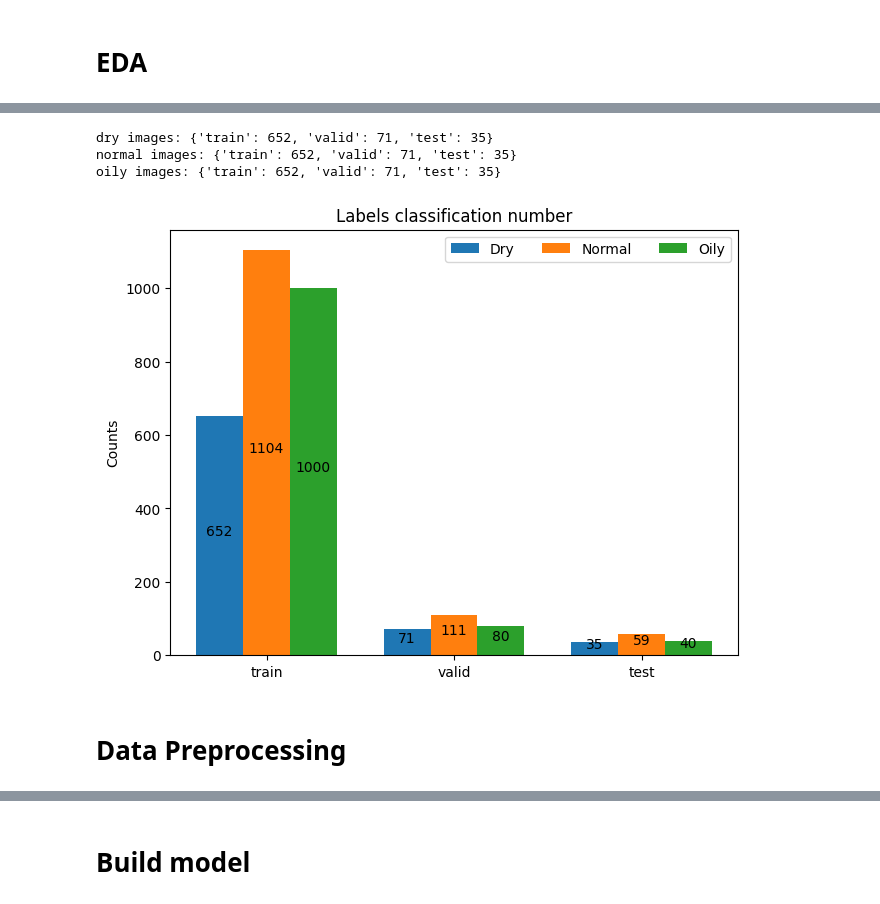
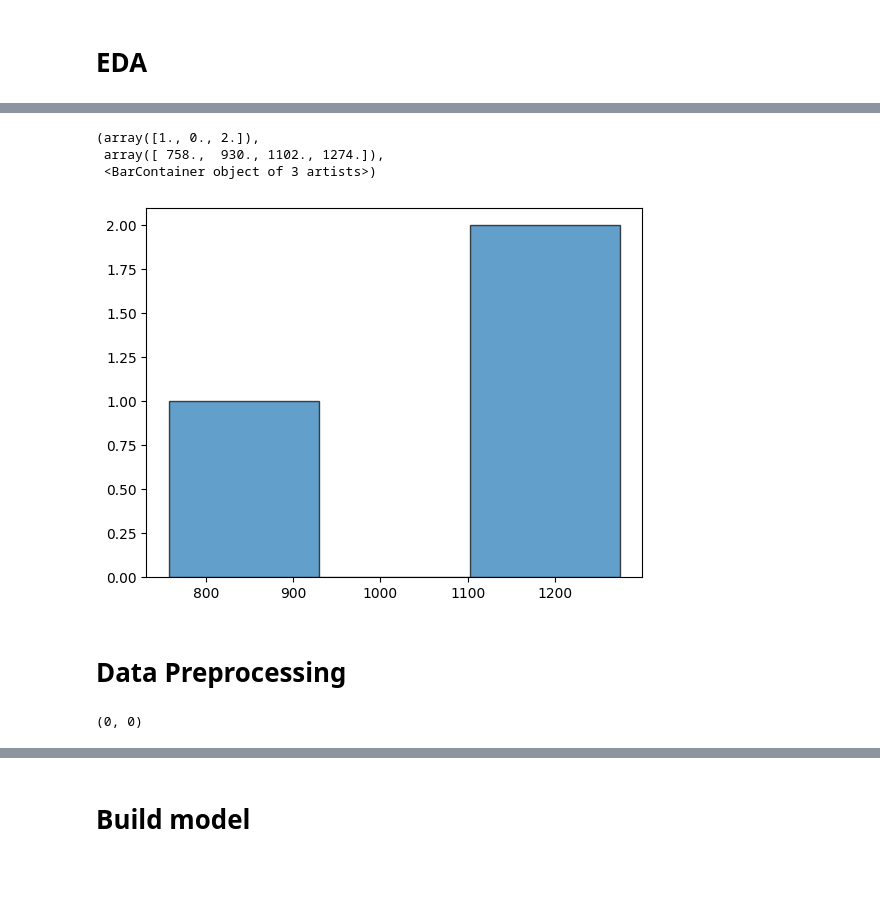
Before and after one commit to sayid-alt/xxxkulitku-bangkit2024xxx, a Jupyter notebook: Machine Learning/skin_type/skin_type_notebook.ipynb, the cells around one changed output, grey strips where cells are left out. Saved outputs shown, nothing was run; the diff lists cells and outputs as text; code cells hidden in the pictures; blank space fills up the shorter version.

```diff
--- a/Machine Learning/skin_type/skin_type_notebook.ipynb
+++ b/Machine Learning/skin_type/skin_type_notebook.ipynb
@@ -172,61 +353,13 @@ plt.show()
-# %%
-# define dict of number of dry, oil, and normal skin types images
-num_dry_img = {
-    'train' : len(os.listdir(os.path.join(train_dir, 'dry'))),
-    'valid' : len(os.listdir(os.path.join(valid_dir, 'dry'))),
-    'test'  : len(os.listdir(os.path.join(test_dir, 'dry'))),
-}
-
-num_oily_img = {
-    'train' : len(os.listdir(os.path.join(train_dir, 'oily'))),
-    'valid' : len(os.listdir(os.path.join(valid_dir, 'oily'))),
-    'test'  : len(os.listdir(os.path.join(test_dir, 'oily'))),
-}
-
-num_normal_img = {
-    'train' : len(os.listdir(os.path.join(train_dir, 'normal'))),
-    'valid' : len(os.listdir(os.path.join(valid_dir, 'normal'))),
-    'test'  : len(os.listdir(os.path.join(test_dir, 'normal'))),
-}
-
-
-print(f'dry images: {num_dry_img}')
-print(f'normal images: {num_dry_img}')
-print(f'oily images: {num_dry_img}')
-# %% [output]
-dry images: {'train': 652, 'valid': 71, 'test': 35}
-normal images: {'train': 652, 'valid': 71, 'test': 35}
-oily images: {'train': 652, 'valid': 71, 'test': 35}
-# %%
-# draw diagram started here
-labels = ("train", "valid", "test")
-label_names = {
-    'Dry': tuple(num for num in num_dry_img.values()),
-    'Normal': tuple(num for num in num_normal_img.values()),
-    'Oily': tuple(num for num in num_oily_img.values()),
-}
-
-x = np.arange(len(labels))  # the label locations
-width = 0.25 # the width of the bars
-multiplier = 0
-
-fig, ax = plt.subplots(layout='constrained')
-
-for attribute, measurement in label_names.items():
-    offset = width * multiplier
-    rects = ax.bar(x + offset, measurement, width, label=attribute)
-    ax.bar_label(rects, padding=3, label_type='center')
-    multiplier += 1
-
-# Add some text for labels, title and custom x-axis tick labels, etc.
-ax.set_ylabel('Counts')
-ax.set_title('Labels classification number')
-ax.set_xticks(x + width, labels)
-ax.legend(loc='upper right', ncols=3)
-# ax.set_ylim(0, 250)
-
-plt.show()
-# %% [output]
-[figure, removed]
+# %%
+plt.hist(values, bins=3, alpha=0.7, edgecolor='black')
+# %% [output]
+(array([1., 0., 2.]),
+ array([ 758.,  930., 1102., 1274.]),
+ <BarContainer object of 3 artists>)
+[figure, added]
 # %% [markdown]
 # Data Preprocessing
+# %%
+count_files_and_directories('/content/oily-dry-and-normal-skin-types-dataset/Oily-Dry-Skin-Types/all')
+# %% [output]
+(0, 0)
```
Also changed, not shown: parts of 82 cells of this notebook.
